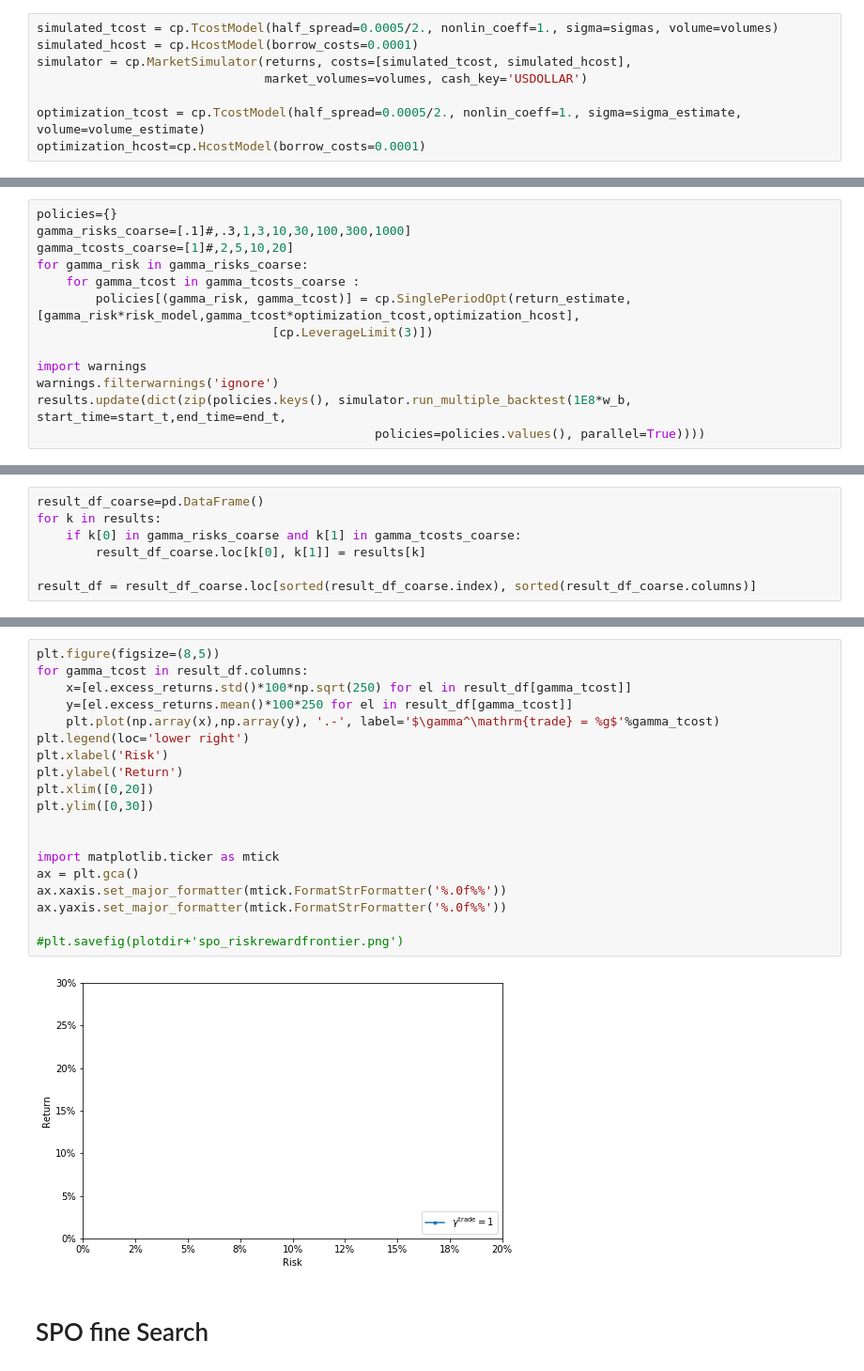
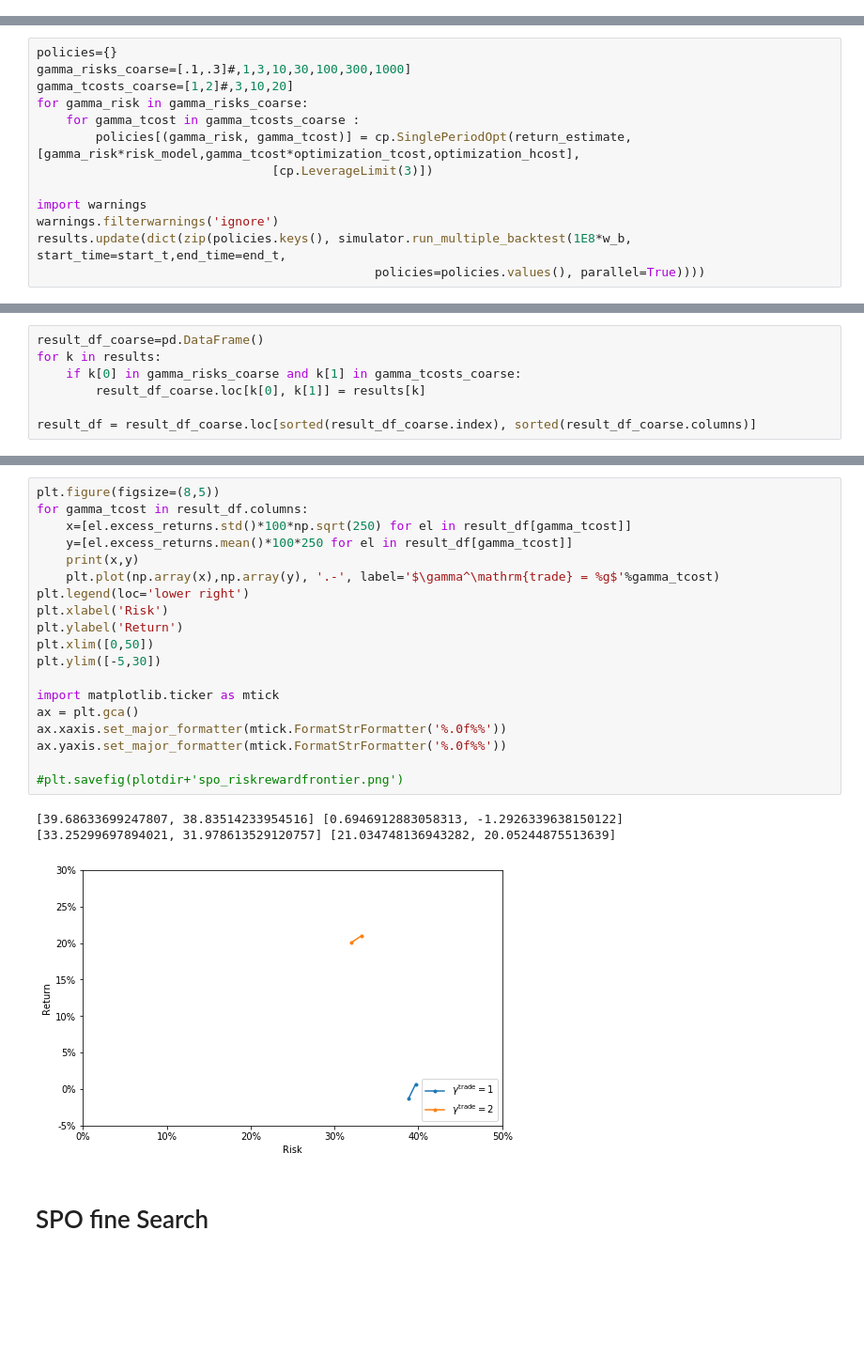
Before and after one commit to yowtzu/helium, a Jupyter notebook: examples/SinglePeriodOptimizationddd.ipynb, the cells around one changed output, grey strips where cells are left out. Shown at 94% size. Drawn from its saved outputs; the diff is of its cells as text; blank space fills up the shorter version.

```diff
--- a/examples/SinglePeriodOptimizationddd.ipynb
+++ b/examples/SinglePeriodOptimizationddd.ipynb
@@ -79,8 +61,0 @@ http://pandas.pydata.org/pandas-docs/stable/indexing.html#ix-indexer-is-deprecat
-# %%
-simulated_tcost = cp.TcostModel(half_spread=0.0005/2., nonlin_coeff=1., sigma=sigmas, volume=volumes)
-simulated_hcost = cp.HcostModel(borrow_costs=0.0001)
-simulator = cp.MarketSimulator(returns, costs=[simulated_tcost, simulated_hcost],
-                               market_volumes=volumes, cash_key='USDOLLAR')
-
-optimization_tcost = cp.TcostModel(half_spread=0.0005/2., nonlin_coeff=1., sigma=sigma_estimate, volume=volume_estimate)
-optimization_hcost=cp.HcostModel(borrow_costs=0.0001)
@@ -111,7 +87,7 @@ results={}
 # %%
 policies={}
-gamma_risks_coarse=[.1]#,.3,1,3,10,30,100,300,1000]
-gamma_tcosts_coarse=[1]#,2,5,10,20]
+gamma_risks_coarse=[.1,.3]#,1,3,10,30,100,300,1000]
+gamma_tcosts_coarse=[1,2]#,3,10,20]
 for gamma_risk in gamma_risks_coarse:
     for gamma_tcost in gamma_tcosts_coarse :
         policies[(gamma_risk, gamma_tcost)] = cp.SinglePeriodOpt(return_estimate, [gamma_risk*risk_model,gamma_tcost*optimization_tcost,optimization_hcost],
@@ -133,24 +182,26 @@ result_df
 # %%
 plt.figure(figsize=(8,5))
 for gamma_tcost in result_df.columns:
     x=[el.excess_returns.std()*100*np.sqrt(250) for el in result_df[gamma_tcost]]
     y=[el.excess_returns.mean()*100*250 for el in result_df[gamma_tcost]]
+    print(x,y)
     plt.plot(np.array(x),np.array(y), '.-', label='$\gamma^\mathrm{trade} = %g$'%gamma_tcost)
 plt.legend(loc='lower right')
 plt.xlabel('Risk')
 plt.ylabel('Return')
-plt.xlim([0,20])
-plt.ylim([0,30])
-
+plt.xlim([0,50])
+plt.ylim([-5,30])
 
 import matplotlib.ticker as mtick
 ax = plt.gca()
 ax.xaxis.set_major_formatter(mtick.FormatStrFormatter('%.0f%%'))
 ax.yaxis.set_major_formatter(mtick.FormatStrFormatter('%.0f%%'))
 
 #plt.savefig(plotdir+'spo_riskrewardfrontier.png')
 # %% [output]
+[39.68633699247807, 38.83514233954516] [0.6946912883058313, -1.2926339638150122]
+[33.25299697894021, 31.978613529120757] [21.034748136943282, 20.05244875513639]
-[figure, old version]
+[figure, new version]
 # %% [markdown]
 # SPO fine Search
 # %%
```
Also changed, not shown: parts of 14 cells of this notebook.
